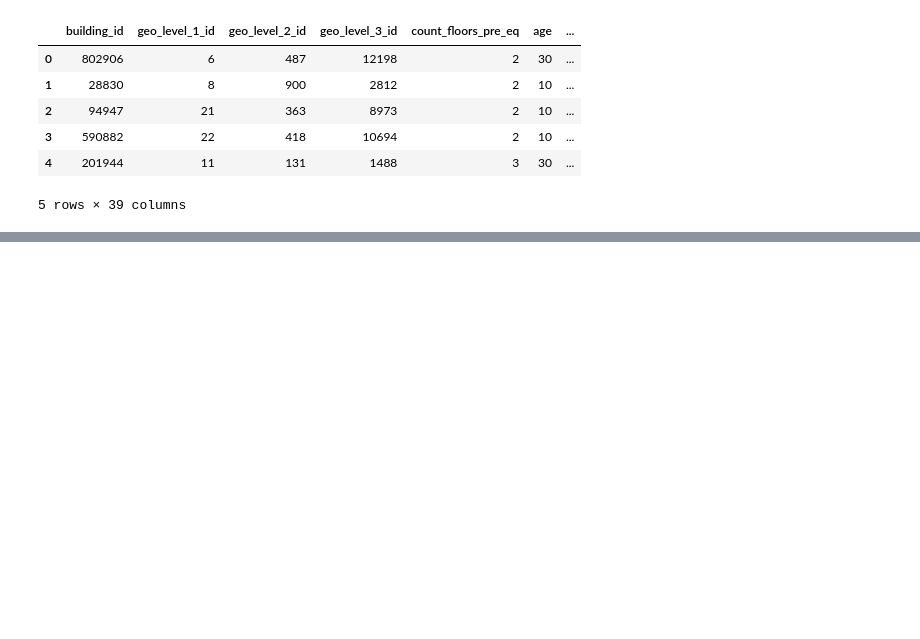
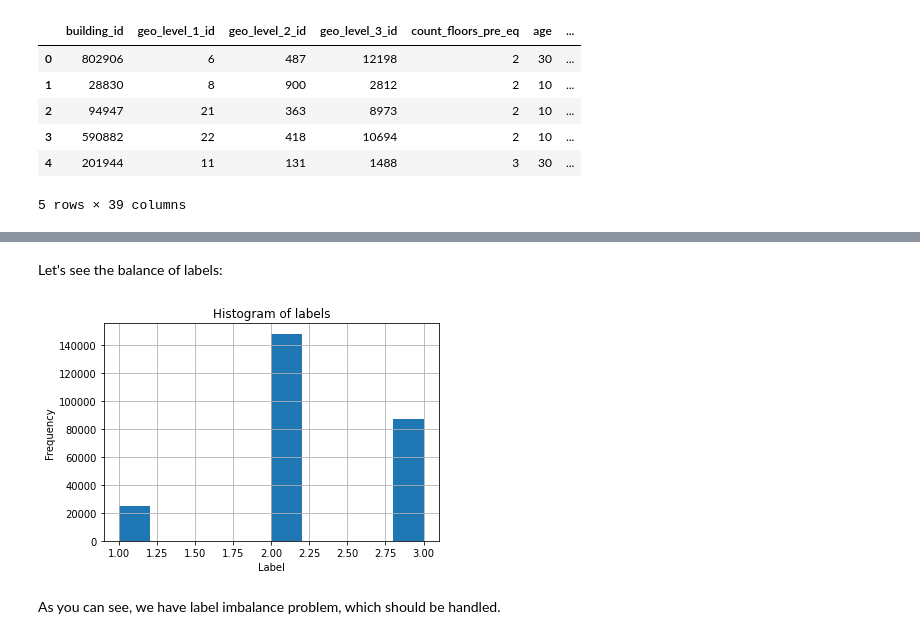
Before and after one commit to tahafkh/Data-Mining, a Jupyter notebook: Final/Codes/Final.ipynb, the cells around one changed output, grey strips where cells are left out. Cells and saved outputs as stored; diff of their text form; code cells hidden in the pictures; blank space fills up the shorter version.

```diff
--- a/Final/Codes/Final.ipynb
+++ b/Final/Codes/Final.ipynb
@@ -276,0 +170,13 @@ Min support = 0.03, Min confidence = 0.35 using FPGrowth. Spent time: 0.06920886
+# %% [markdown]
+Let's see the balance of labels:
+# %%
+plt.figure()
+plt.title('Histogram of labels')
+y.hist()
+plt.ylabel('Frequency')
+plt.xlabel('Label')
+plt.show()
+# %% [output]
+[figure, added]
+# %% [markdown]
+As you can see, we have label imbalance problem, which should be handled.
```
Also changed, not shown: parts of 128 cells of this notebook, 1 other file.
